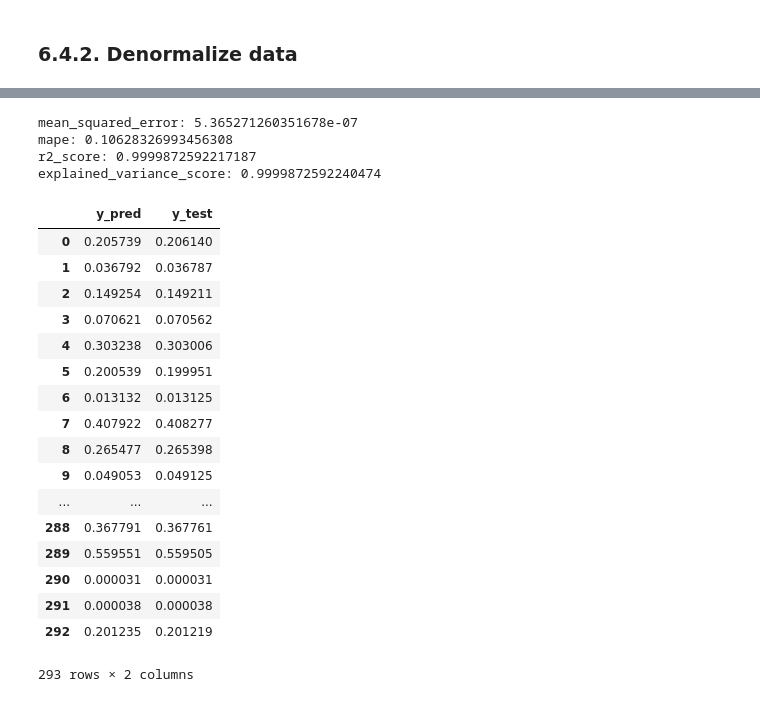
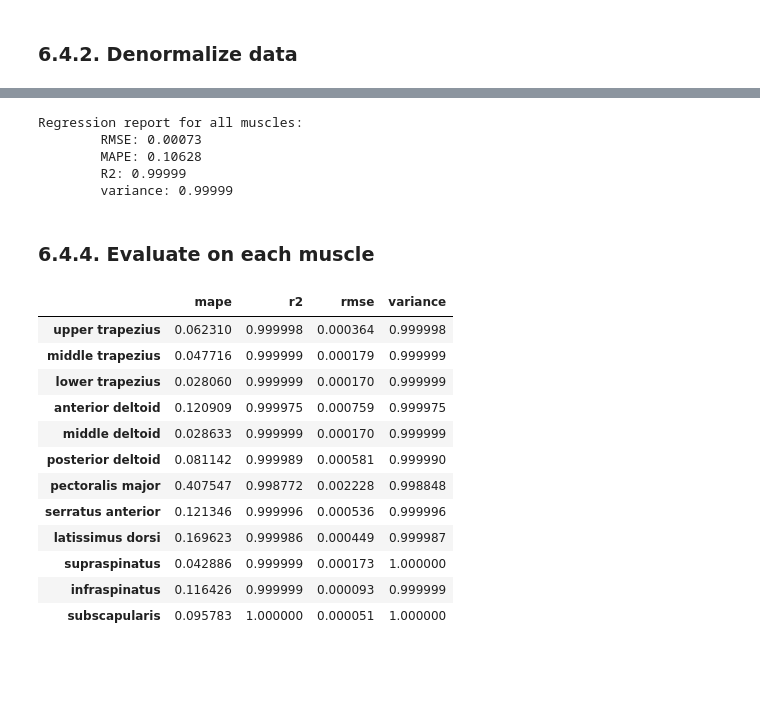
Before and after one commit to romainmartinez/mvc, a Jupyter notebook: mvc.ipynb, the cells around one changed output, grey strips where cells are left out. Cells and saved outputs as stored; diff of their text form; code cells hidden in the pictures; blank space fills up the shorter version.

Commit message:
evaluation (all muscles)

```diff
--- a/mvc.ipynb
+++ b/mvc.ipynb
@@ -651,35 +653,53 @@ from sklearn.metrics import mean_squared_error
 from sklearn.metrics import r2_score
 from sklearn.metrics import explained_variance_score
 
-mape(y_test, y_pred)
 
-print(f'mean_squared_error: {mean_squared_error(y_test_denorm, y_pred_denorm)}')
-print(f'mape: {mape(y_test_denorm, y_pred_denorm)}')
-print(f'r2_score: {r2_score(y_test_denorm, y_pred_denorm)}')
-print(f'explained_variance_score: {explained_variance_score(y_test_denorm, y_pred_denorm)}')
+def regression_report(y_test, y_pred, verbose=True):
+    report = {
+        'rmse': np.sqrt(mean_squared_error(y_test, y_pred)),
+        'mape': mape(y_test, y_pred),
+        'r2': r2_score(y_test, y_pred),
+        'variance': explained_variance_score(y_test, y_pred)
+    }
+    if verbose:
+        print(f'\tRMSE: {report["rmse"]:.5f}')
+        print(f'\tMAPE: {report["mape"]:.5f}')
+        print(f'\tR2: {report["r2"]:.5f}')
+        print(f'\tvariance: {report["variance"]:.5f}')
+    return report
-# %% [output]
-mean_squared_error: 5.365271260351678e-07
-mape: 0.10628326993456308
-r2_score: 0.9999872592217187
-explained_variance_score: 0.9999872592240474
-# %%
-pd.DataFrame(dict(y_test=y_test_denorm, y_pred=y_pred_denorm))
-# %% [output]
-|  | y_pred | y_test |
-| 0 | 0.205739 | 0.206140 |
-| 1 | 0.036792 | 0.036787 |
-| 2 | 0.149254 | 0.149211 |
-| 3 | 0.070621 | 0.070562 |
-| 4 | 0.303238 | 0.303006 |
-| 5 | 0.200539 | 0.199951 |
-| 6 | 0.013132 | 0.013125 |
-| 7 | 0.407922 | 0.408277 |
-| 8 | 0.265477 | 0.265398 |
-| 9 | 0.049053 | 0.049125 |
-| ... | ... | ... |
-| 288 | 0.367791 | 0.367761 |
-| 289 | 0.559551 | 0.559505 |
-| 290 | 0.000031 | 0.000031 |
-| 291 | 0.000038 | 0.000038 |
-| 292 | 0.201235 | 0.201219 |
-293 rows × 2 columns
+# %%
+print('Regression report for all muscles:')
+_ = regression_report(y_test_denorm,  y_pred_denorm)
+# %% [output]
+Regression report for all muscles:
+        RMSE: 0.00073
+        MAPE: 0.10628
+        R2: 0.99999
+        variance: 0.99999
+# %% [markdown]
+### 6.4.4. Evaluate on each muscle
+# %%
+report = {}
+for imuscle in np.unique(X_test[:, COL_NAMES == 'muscle']).astype(int):
+    subset = (X_test[:, COL_NAMES == 'muscle'] == imuscle).ravel()
+    report[imuscle] = regression_report(
+        y_test_denorm[subset], y_pred_denorm[subset], verbose=False)
+
+report_by_muscle = pd.DataFrame(report).T
+report_by_muscle.index = MUSCLES_NAMES
+# %%
+report_by_muscle
+# %% [output]
+|  | mape | r2 | rmse | variance |
+| upper trapezius | 0.062310 | 0.999998 | 0.000364 | 0.999998 |
+| middle trapezius | 0.047716 | 0.999999 | 0.000179 | 0.999999 |
+| lower trapezius | 0.028060 | 0.999999 | 0.000170 | 0.999999 |
+| anterior deltoid | 0.120909 | 0.999975 | 0.000759 | 0.999975 |
+| middle deltoid | 0.028633 | 0.999999 | 0.000170 | 0.999999 |
+| posterior deltoid | 0.081142 | 0.999989 | 0.000581 | 0.999990 |
+| pectoralis major | 0.407547 | 0.998772 | 0.002228 | 0.998848 |
+| serratus anterior | 0.121346 | 0.999996 | 0.000536 | 0.999996 |
+| latissimus dorsi | 0.169623 | 0.999986 | 0.000449 | 0.999987 |
+| supraspinatus | 0.042886 | 0.999999 | 0.000173 | 1.000000 |
+| infraspinatus | 0.116426 | 0.999999 | 0.000093 | 0.999999 |
+| subscapularis | 0.095783 | 1.000000 | 0.000051 | 1.000000 |
```
Also changed, not shown: parts of 3 cells of this notebook.
